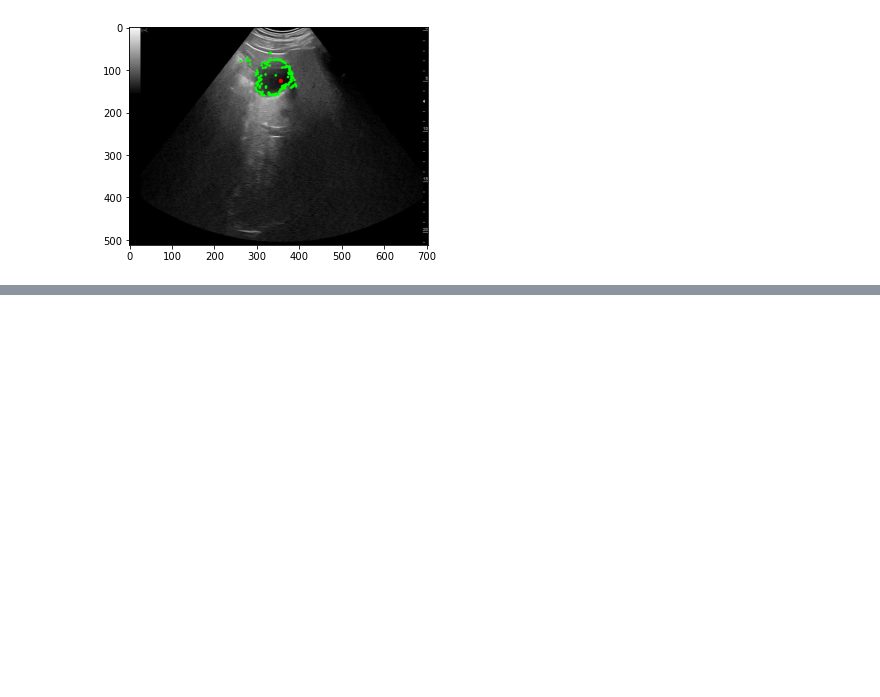
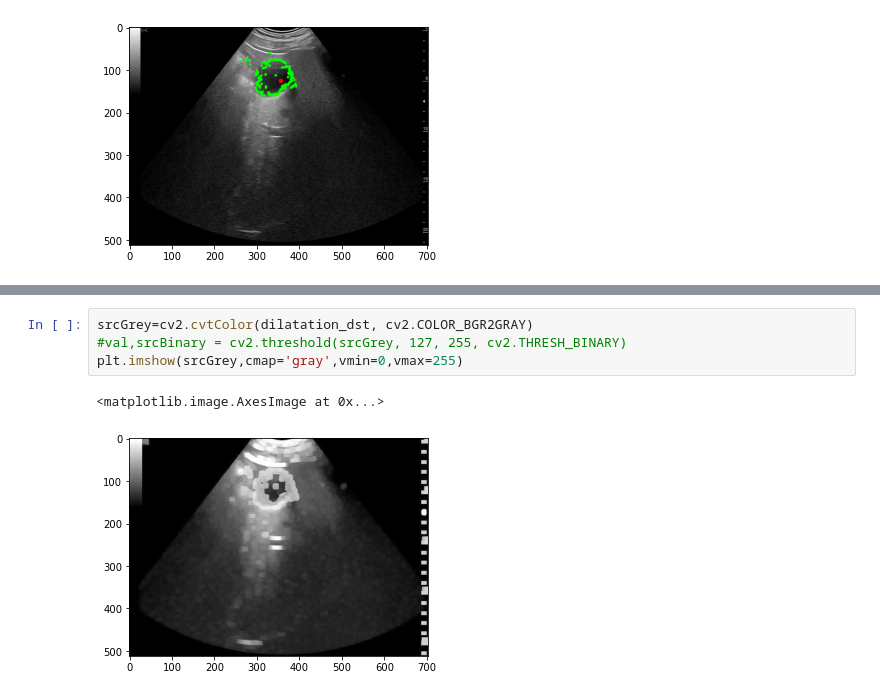
Before and after one commit to yousraBRK/Vesicule_Segmentation_with_ContourRegularisation, a Jupyter notebook: Code.ipynb, the cells around one changed output, grey strips where cells are left out. Cells and saved outputs as stored; diff of their text form; blank space fills up the shorter version.

```diff
--- a/Code.ipynb
+++ b/Code.ipynb
@@ -216,0 +200,7 @@ cv2.waitKey()
+# %%
+srcGrey=cv2.cvtColor(dilatation_dst, cv2.COLOR_BGR2GRAY)
+#val,srcBinary = cv2.threshold(srcGrey, 127, 255, cv2.THRESH_BINARY)
+plt.imshow(srcGrey,cmap='gray',vmin=0,vmax=255)
+# %% [output]
+<matplotlib.image.AxesImage at 0x...>
+[figure, added]
```
Also changed, not shown: parts of 11 cells of this notebook.
